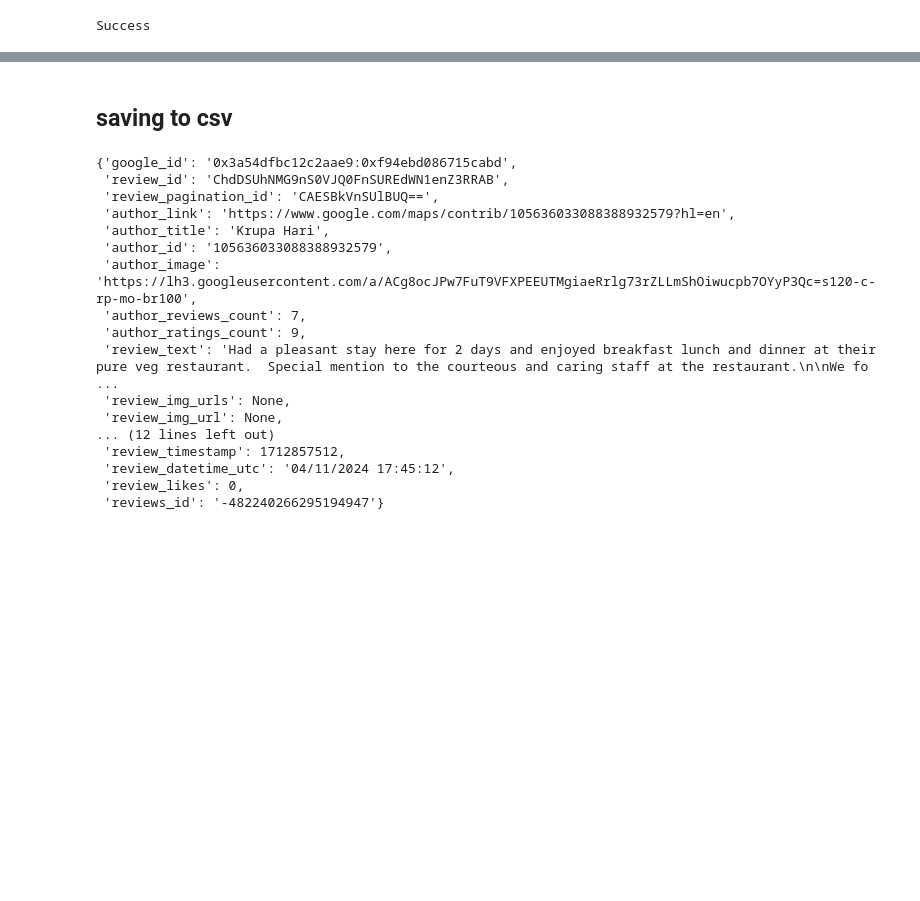
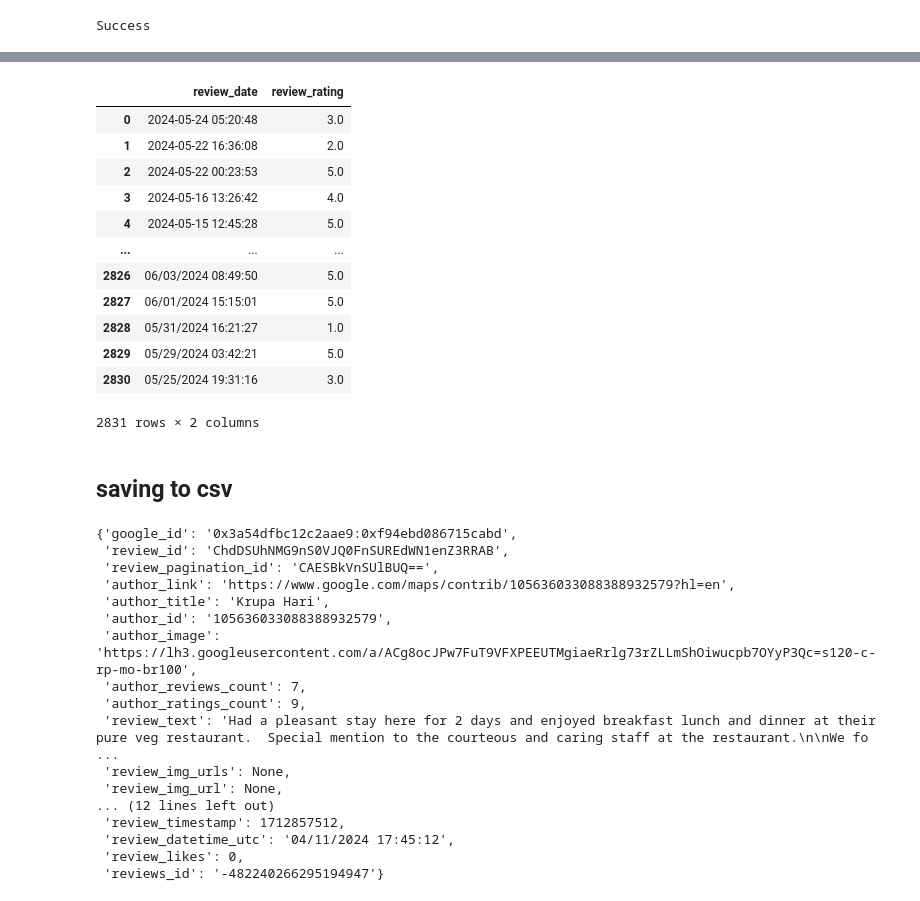
Before and after one commit to soorya-venkatesh/hotel_insights_streamlit, a Jupyter notebook: test.ipynb, the cells around one changed output, grey strips where cells are left out. Cells and saved outputs as stored; diff of their text form; code cells hidden in the pictures; blank space fills up the shorter version.

```diff
--- a/test.ipynb
+++ b/test.ipynb
@@ -100,3 +101,3 @@ for id,element in enumerate(outscrapper_result['data'][0]['reviews_data']):
     # df.loc[id,'review_text']=element['review_text']
 # %%
-old_df=pd.read_csv('sadhabishegam_reviews1.csv')
+df=pd.read_csv('sadhabishegam_reviews1.csv')
@@ -119,3 +115,19 @@ pd.concat([df, old_df], ignore_index=True, sort=False)
+# %%
+df.sort_values('review_date',ascending=False).reset_index(drop=True)
+# %% [output]
+|  | review_date | review_rating |
+| 0 | 2024-05-24 05:20:48 | 3.0 |
+| 1 | 2024-05-22 16:36:08 | 2.0 |
+| 2 | 2024-05-22 00:23:53 | 5.0 |
+| 3 | 2024-05-16 13:26:42 | 4.0 |
+| 4 | 2024-05-15 12:45:28 | 5.0 |
+| ... | ... | ... |
+| 2826 | 06/03/2024 08:49:50 | 5.0 |
+| 2827 | 06/01/2024 15:15:01 | 5.0 |
+| 2828 | 05/31/2024 16:21:27 | 1.0 |
+| 2829 | 05/29/2024 03:42:21 | 5.0 |
+| 2830 | 05/25/2024 19:31:16 | 3.0 |
+2831 rows × 2 columns
 # %%
 # with open("./sadhabishegam_reviews", "wb") as fp:   #Pickling
 #     pickle.dump(x, fp)
```
Also changed, not shown: parts of 6 cells of this notebook, 2 other files.
